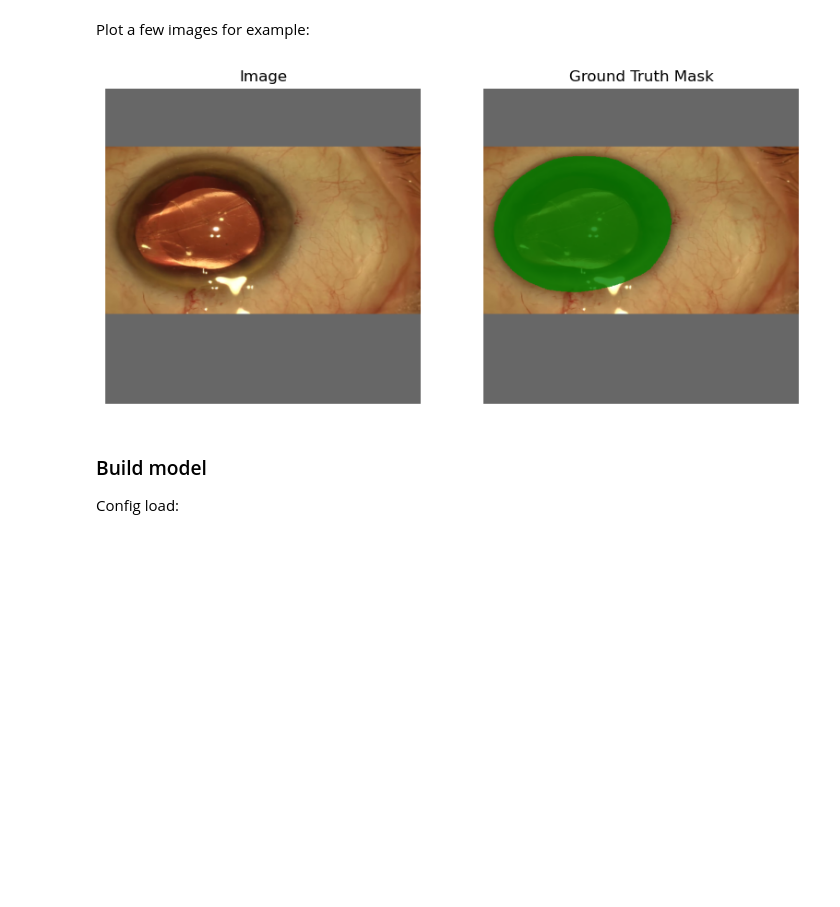
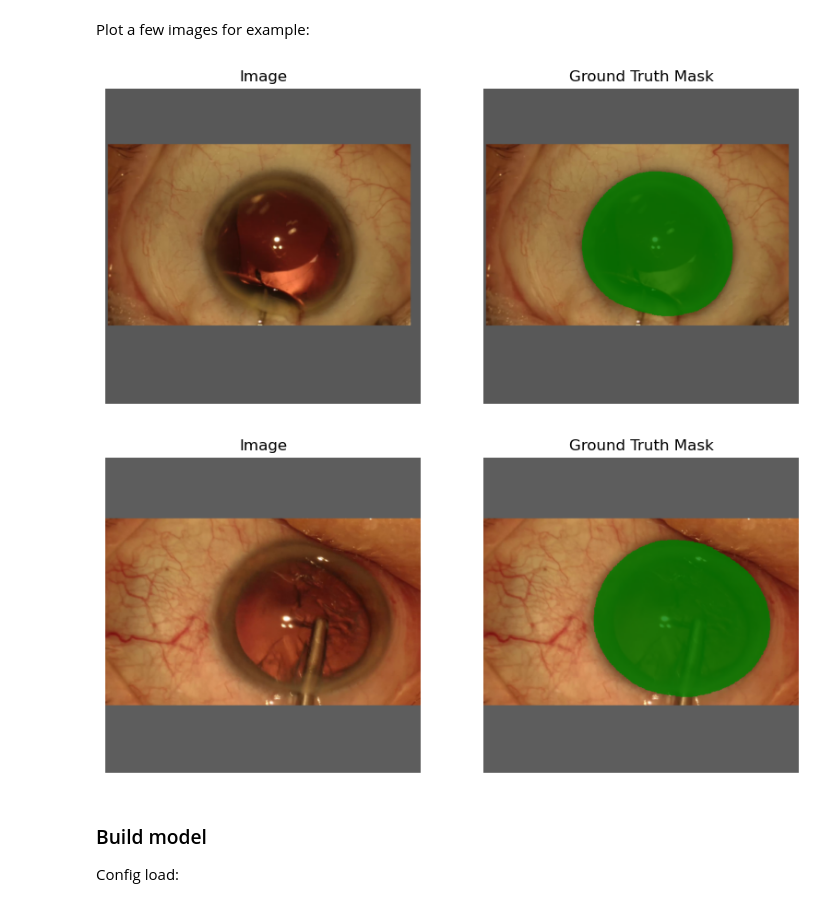
Before and after one commit to Jonathm126/CataractIrisSegmentation_SMP, a Jupyter notebook: train_model.ipynb, the cells around one changed output. Cells and saved outputs as stored; diff of their text form; code cells hidden in the pictures; blank space fills up the shorter version.

```diff
--- a/train_model.ipynb
+++ b/train_model.ipynb
@@ -29,7 +29,7 @@ device = torch.device("cuda" if torch.cuda.is_available() else "cpu")
 #### Configuration
 Load Configuration:
 # %%
-config_name = "Unet_resnet34_load.json"
+config_name = "Unet_efficientnet-b3_load.json"
 paths, config = my_utils.load_configs(config_name, 'paths_laptop.json')
 # %% [output]
 {
@@ -44,7 +44,7 @@ Define transforms for the data:
 # @TODO: what is the corect image size
 data_transforms = {}
 data_transforms['train'] = T.Compose([
-    T.RandomResizedCrop(size=640, scale=(0.5, 1)),
+    T.RandomResizedCrop(size=640, scale=(0.5, 1.1)),
     T.RandomHorizontalFlip(p=0.5),
     T.ToImage(),
     #T.ToDtype(torch.float32, scale=True)
@@ -52,7 +52,7 @@ data_transforms['train'] = T.Compose([
 ])
 
 data_transforms['valid'] = T.Compose([
-    T.Resize(670),
+    #T.Resize(670),
     T.CenterCrop(640),
     T.ToImage(),
     #T.ToDtype(torch.float32, scale=True)
@@ -85,11 +86,12 @@ test_dataset.dataset.transform = data_transforms['test']
 # %% [markdown]
 Plot a few images for example:
 # %%
-for _ in range(1):
+for _ in range(2):
     index = random.randint(0, len(test_dataset) - 1)
     display.display_sample(train_dataset, index)
 # %% [output]
-[figure, old version]
+[figure, new version]
+[figure, added]
 # %%
 # Generate files split
 train_dl, valid_dl, test_dl =  build_dataloaders(train_dataset, valid_dataset, test_dataset, batch_size=2)
```
Also changed, not shown: parts of 7 cells of this notebook, 9 other files.
